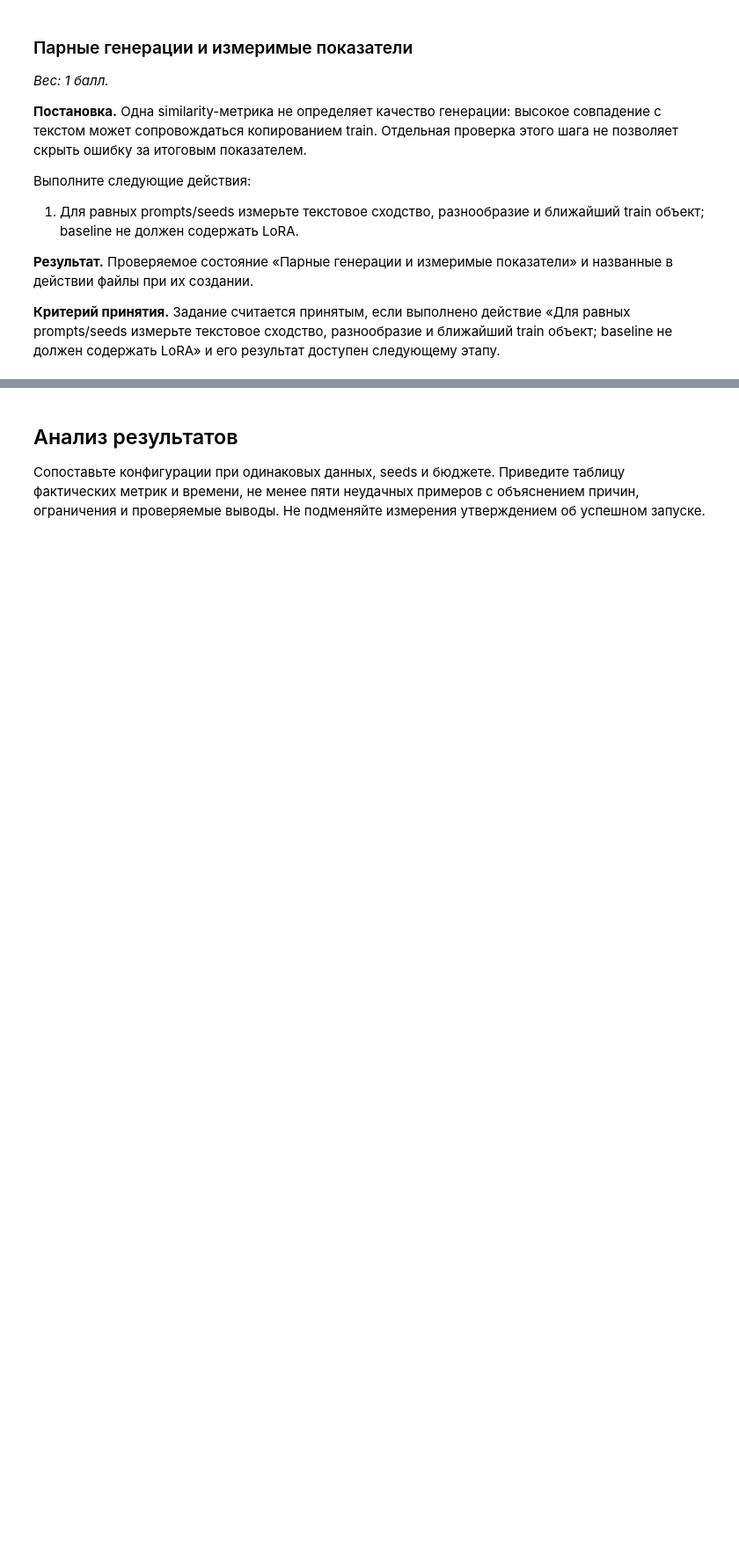
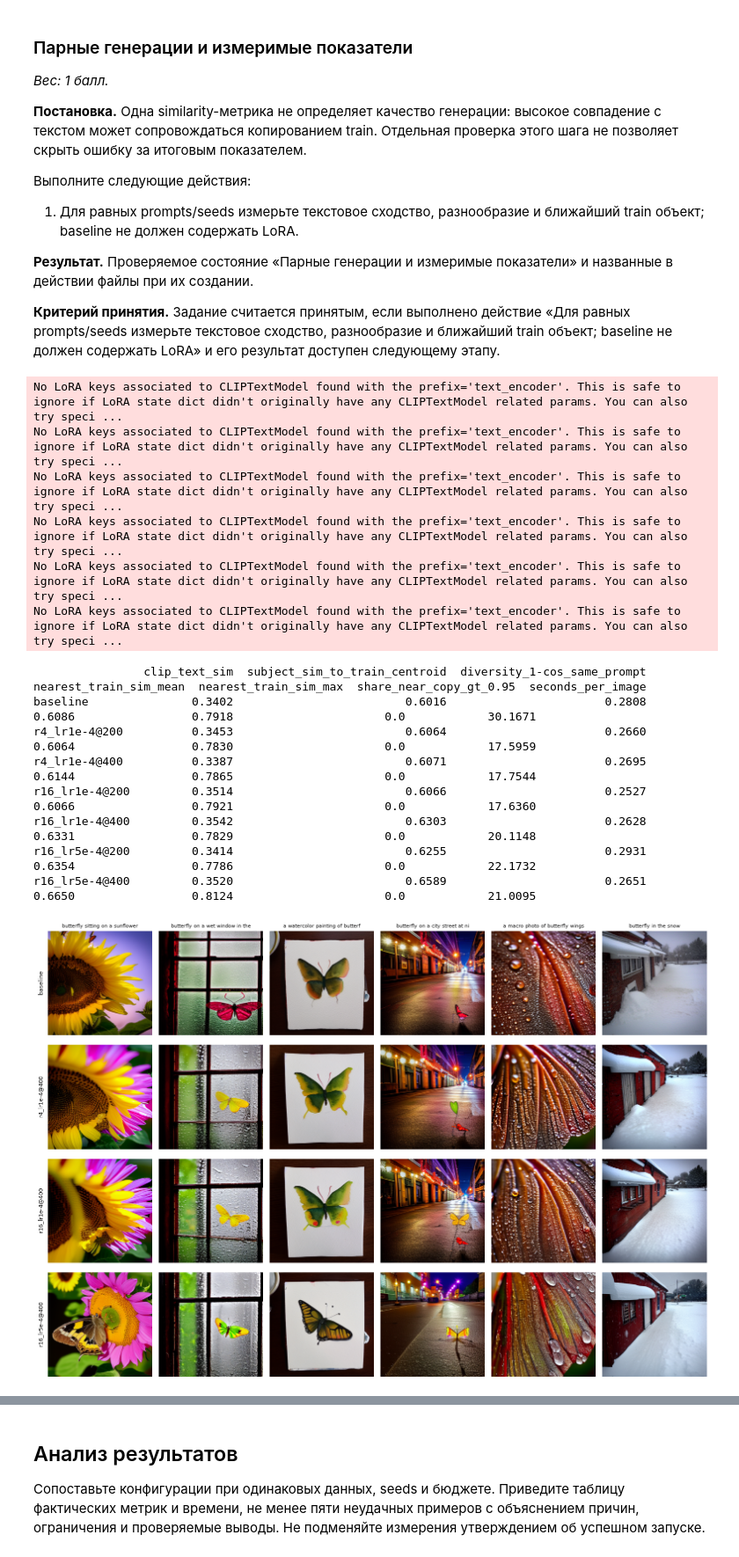
Before and after one commit to Meta1rus/computer_vision_2026, a Jupyter notebook: labs/lab_13_diffusion_lora/student.ipynb, the cells around one changed output, grey strips where cells are left out. Shown at 88% size. Cells and saved outputs as stored; diff of their text form; code cells hidden in the pictures; blank space fills up the shorter version.

Commit message:
Лаба 13: CLIP-метрики, ближайшие обучающие изображения, сравнение

```diff
--- a/labs/lab_13_diffusion_lora/student.ipynb
+++ b/labs/lab_13_diffusion_lora/student.ipynb
@@ -395,6 +411,8 @@ raise NotImplementedError("Реализуйте это задание в это
 
 **Критерий принятия.** Задание считается принятым, если выполнено действие «Вычислите эмбеддинги реальных train изображений и зафиксируйте набор checkpoint для оценки» и его результат доступен следующему этапу.
 # %%
-# Реализуйте это задание по постановке выше.
-# Сохраните перечисленные артефакты и выведите фактически измеренные значения.
-raise NotImplementedError("Реализуйте это задание в этой ячейке")
+train_emb = clip_image_emb([LORA_DATA / r["file_name"] for r in meta])
+train_centroid = F.normalize(train_emb.mean(0), dim=0)
+EVAL_SET = ["baseline"] + [f"{name}@{s}" for name in CONFIGS for s in CKPT_AT]
+torch.save({"embeddings": train_emb, "files": [r["file_name"] for r in meta]}, ARTIFACTS / "train_clip_embeddings.pt")
+print("эмбеддинги train:", tuple(train_emb.shape), "| оцениваемые варианты:", EVAL_SET)
@@ -413,9 +433,68 @@ raise NotImplementedError("Реализуйте это задание в это
 
 **Критерий принятия.** Задание считается принятым, если выполнено действие «Для равных prompts/seeds измерьте текстовое сходство, разнообразие и ближайший train объект; baseline не должен содержать LoRA» и его результат доступен следующему этапу.
 # %%
-# Реализуйте это задание по постановке выше.
-# Сохраните перечисленные артефакты и выведите фактически измеренные значения.
-raise NotImplementedError("Реализуйте это задание в этой ячейке")
+def generate_with_adapter(name, step):
+    pipe.load_lora_weights(str(ARTIFACTS / "adapters" / name / f"step_{step}"), weight_name="pytorch_lora_weights.safetensors",
+                           adapter_name=f"{name}_{step}")
+    rows, sec = generate_set(f"{name}@{step}")
+    pipe.unload_lora_weights()
+    return rows, sec
+
+all_rows = {"baseline": (baseline_rows, baseline_time)}
+for name in CONFIGS:
+    for s in CKPT_AT:
+        all_rows[f"{name}@{s}"] = generate_with_adapter(name, s)
+assert not getattr(pipe.unet, "peft_config", None), "после выгрузки LoRA в U-Net не должно остаться адаптеров"
+
+text_emb = {p: clip_text_emb([CLIP_TEXT[p]])[0] for p in EVAL_PROMPTS}
+metrics, per_image = {}, []
+for tag, (rows, sec) in all_rows.items():
+    emb = clip_image_emb([r["path"] for r in rows])
+    t_sim = torch.stack([emb[i] @ text_emb[r["prompt"]] for i, r in enumerate(rows)])
+    nn_sim = (emb @ train_emb.T).max(1)
+    subj = emb @ train_centroid
+    div = []
+    for pi in range(len(EVAL_PROMPTS)):
+        e = emb[[i for i, r in enumerate(rows) if r["prompt_id"] == pi]]
+        if len(e) > 1:
+            d = 1 - e @ e.T; div.append(float(d[~torch.eye(len(e), dtype=bool)].mean()))
+    for i, r in enumerate(rows):
+        per_image.append({**r, "clip_text_sim": float(t_sim[i]), "nearest_train_sim": float(nn_sim.values[i]),
+                          "nearest_train_file": meta[int(nn_sim.indices[i])]["file_name"], "subject_sim": float(subj[i])})
+    metrics[tag] = {"clip_text_sim": float(t_sim.mean()), "subject_sim_to_train_centroid": float(subj.mean()),
+                    "diversity_1-cos_same_prompt": float(np.mean(div)) if div else None, "nearest_train_sim_mean": float(nn_sim.values.mean()),
+                    "nearest_train_sim_max": float(nn_sim.values.max()), "share_near_copy_gt_0.95": float((nn_sim.values > 0.95).float().mean()),
+                    "seconds_per_image": sec / len(rows)}
+save_json("metrics.json", metrics)
+save_json("per_image_metrics.json", per_image)
+print(pd.DataFrame(metrics).T.round(4).to_string())
+
+import matplotlib.pyplot as plt
+show_tags = ["baseline"] + [f"{n}@{CKPT_AT[-1]}" for n in CONFIGS]
+fig, axes = plt.subplots(len(show_tags), len(EVAL_PROMPTS), figsize=(2.6 * len(EVAL_PROMPTS), 2.7 * len(show_tags)), squeeze=False)
+for r_, tag in enumerate(show_tags):
+    for c, prompt in enumerate(EVAL_PROMPTS):
+        row = next(x for x in all_rows[tag][0] if x["prompt"] == prompt and x["seed"] == EVAL_SEEDS[0])
+        axes[r_, c].imshow(Image.open(row["path"])); axes[r_, c].axis("off")
+        if r_ == 0: axes[r_, c].set_title(prompt.replace("a photo of ", "").replace("sks ", "")[:32], fontsize=8)
+    axes[r_, 0].text(-20, RES // 2, tag, rotation=90, va="center", ha="right", fontsize=9)
+fig.tight_layout(); fig.savefig(ARTIFACTS / "comparison_grid.png", dpi=70); plt.show()
+# %% [output]
+No LoRA keys associated to CLIPTextModel found with the prefix='text_encoder'. This is safe to ignore if LoRA state dict didn't originally have any CLIPTextModel related params. You can also try speci ...
+No LoRA keys associated to CLIPTextModel found with the prefix='text_encoder'. This is safe to ignore if LoRA state dict didn't originally have any CLIPTextModel related params. You can also try speci ...
+No LoRA keys associated to CLIPTextModel found with the prefix='text_encoder'. This is safe to ignore if LoRA state dict didn't originally have any CLIPTextModel related params. You can also try speci ...
+No LoRA keys associated to CLIPTextModel found with the prefix='text_encoder'. This is safe to ignore if LoRA state dict didn't originally have any CLIPTextModel related params. You can also try speci ...
+No LoRA keys associated to CLIPTextModel found with the prefix='text_encoder'. This is safe to ignore if LoRA state dict didn't originally have any CLIPTextModel related params. You can also try speci ...
+No LoRA keys associated to CLIPTextModel found with the prefix='text_encoder'. This is safe to ignore if LoRA state dict didn't originally have any CLIPTextModel related params. You can also try speci ...
+                clip_text_sim  subject_sim_to_train_centroid  diversity_1-cos_same_prompt  nearest_train_sim_mean  nearest_train_sim_max  share_near_copy_gt_0.95  seconds_per_image
+baseline               0.3402                         0.6016                       0.2808                  0.6086                 0.7918                      0.0            30.1671
+r4_lr1e-4@200          0.3453                         0.6064                       0.2660                  0.6064                 0.7830                      0.0            17.5959
+r4_lr1e-4@400          0.3387                         0.6071                       0.2695                  0.6144                 0.7865                      0.0            17.7544
+r16_lr1e-4@200         0.3514                         0.6066                       0.2527                  0.6066                 0.7921                      0.0            17.6360
+r16_lr1e-4@400         0.3542                         0.6303                       0.2628                  0.6331                 0.7829                      0.0            20.1148
+r16_lr5e-4@200         0.3414                         0.6255                       0.2931                  0.6354                 0.7786                      0.0            22.1732
+r16_lr5e-4@400         0.3520                         0.6589                       0.2651                  0.6650                 0.8124                      0.0            21.0095
+[figure, added]
 # %% [markdown]
 ### Слепая таблица оценки
 
```
Also changed, not shown: parts of 2 cells of this notebook, 3 other files.
